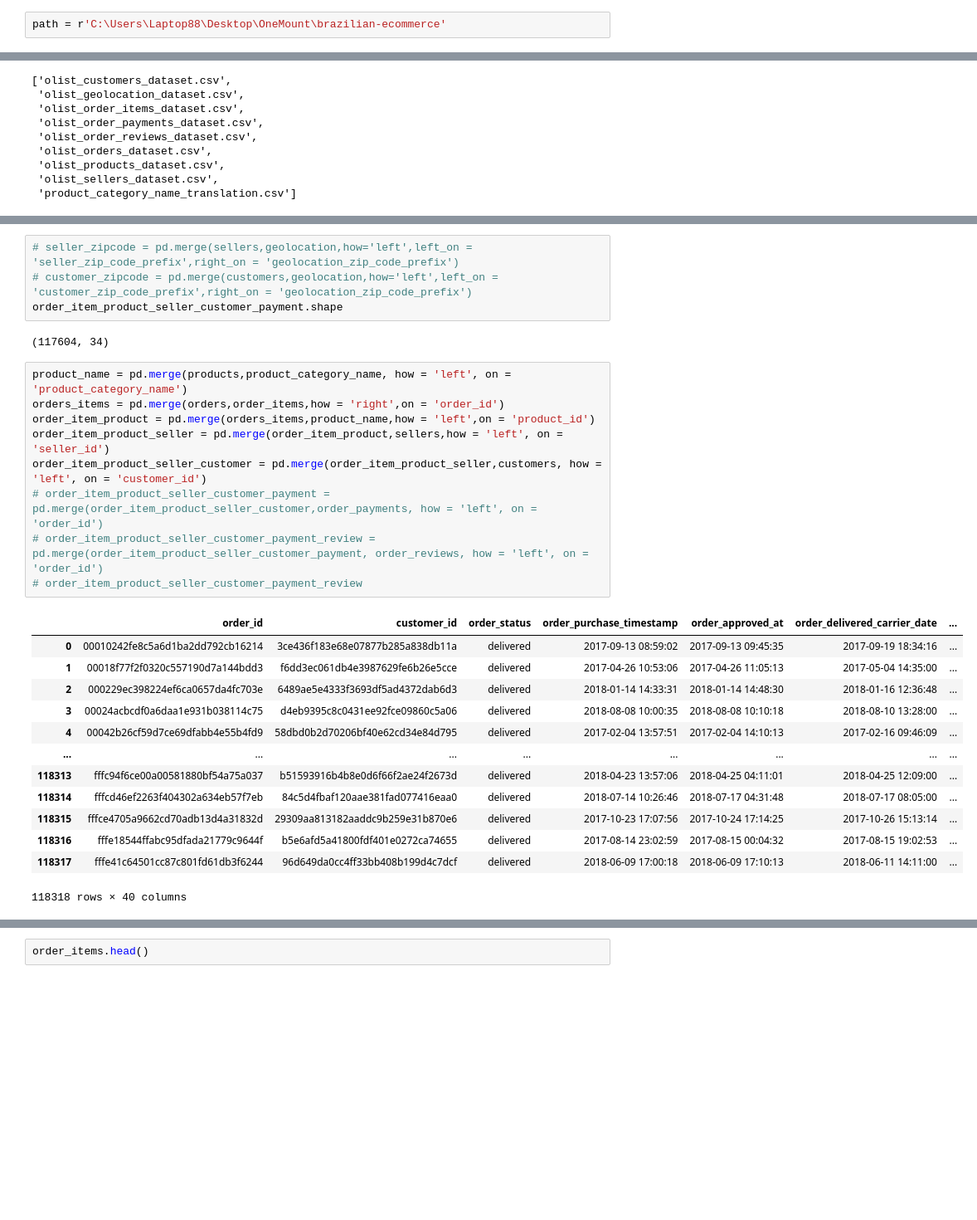
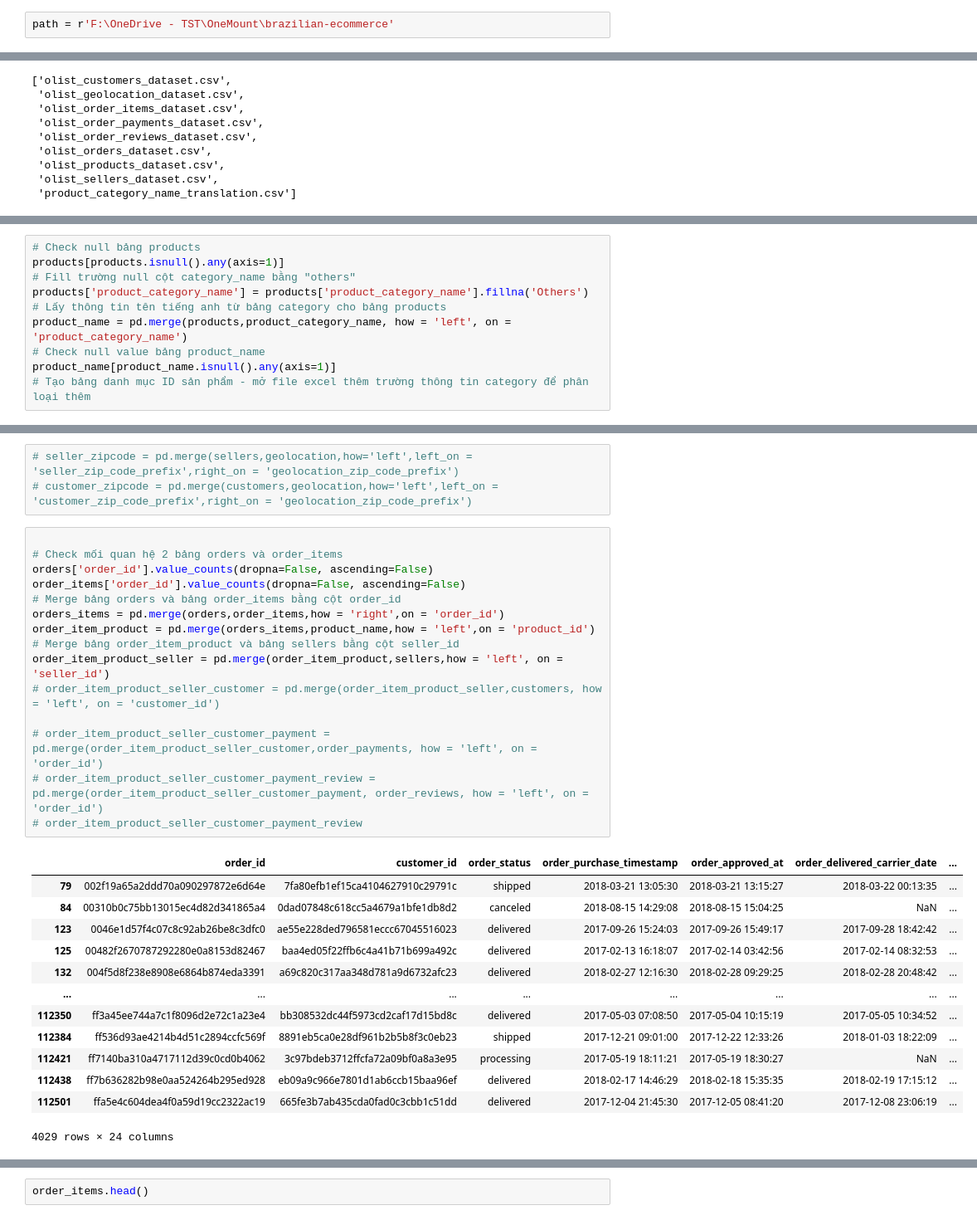
Before and after one commit to Hoanpc777/OneMount-Exam, a Jupyter notebook: Exam.ipynb, the cells around one changed output, grey strips where cells are left out. Shown at 83% size. Drawn from its saved outputs; the diff is of its cells as text; blank space fills up the shorter version.

```diff
--- a/Exam.ipynb
+++ b/Exam.ipynb
@@ -4,5 +4,5 @@ import os
 # %%
-path = r'C:\Users\Laptop88\Desktop\OneMount\brazilian-ecommerce'
+path = r'F:\OneDrive - TST\OneMount\brazilian-ecommerce'
 # %%
 list_files = os.listdir(path)
 list_files.sort(reverse = False)
@@ -37,0 +30,10 @@ customers.head(5)
+# %%
+# Check null bảng products
+products[products.isnull().any(axis=1)]
+# Fill trường null cột category_name bằng "others"
+products['product_category_name'] = products['product_category_name'].fillna('Others')
+# Lấy thông tin tên tiếng anh từ bảng category cho bảng products
+product_name = pd.merge(products,product_category_name, how = 'left', on = 'product_category_name')
+# Check null value bảng product_name
+product_name[product_name.isnull().any(axis=1)]
+# Tạo bảng danh mục ID sản phẩm - mở file excel thêm trường thông tin category để phân loại thêm
@@ -38,29 +45,32 @@ customers.head(5)
 # %%
 # seller_zipcode = pd.merge(sellers,geolocation,how='left',left_on = 'seller_zip_code_prefix',right_on = 'geolocation_zip_code_prefix')
 # customer_zipcode = pd.merge(customers,geolocation,how='left',left_on = 'customer_zip_code_prefix',right_on = 'geolocation_zip_code_prefix')
-order_item_product_seller_customer_payment.shape
-# %% [output]
-(117604, 34)
 # %%
-product_name = pd.merge(products,product_category_name, how = 'left', on = 'product_category_name')
+
+# Check mối quan hệ 2 bảng orders và order_items
+orders['order_id'].value_counts(dropna=False, ascending=False)
+order_items['order_id'].value_counts(dropna=False, ascending=False)
+# Merge bảng orders và bảng order_items bằng cột order_id
 orders_items = pd.merge(orders,order_items,how = 'right',on = 'order_id')
 order_item_product = pd.merge(orders_items,product_name,how = 'left',on = 'product_id')
+# Merge bảng order_item_product và bảng sellers bằng cột seller_id
 order_item_product_seller = pd.merge(order_item_product,sellers,how = 'left', on = 'seller_id')
-order_item_product_seller_customer = pd.merge(order_item_product_seller,customers, how = 'left', on = 'customer_id')
+# order_item_product_seller_customer = pd.merge(order_item_product_seller,customers, how = 'left', on = 'customer_id')
+
 # order_item_product_seller_customer_payment = pd.merge(order_item_product_seller_customer,order_payments, how = 'left', on = 'order_id')
 # order_item_product_seller_customer_payment_review = pd.merge(order_item_product_seller_customer_payment, order_reviews, how = 'left', on = 'order_id')
 # order_item_product_seller_customer_payment_review
 # %% [output]
 |  | order_id | customer_id | order_status | order_purchase_timestamp | order_approved_at | order_delivered_carrier_date | ... |
-| 0 | 00010242fe8c5a6d1ba2dd792cb16214 | 3ce436f183e68e07877b285a838db11a | delivered | 2017-09-13 08:59:02 | 2017-09-13 09:45:35 | 2017-09-19 18:34:16 | ... |
-| 1 | 00018f77f2f0320c557190d7a144bdd3 | f6dd3ec061db4e3987629fe6b26e5cce | delivered | 2017-04-26 10:53:06 | 2017-04-26 11:05:13 | 2017-05-04 14:35:00 | ... |
-| 2 | 000229ec398224ef6ca0657da4fc703e | 6489ae5e4333f3693df5ad4372dab6d3 | delivered | 2018-01-14 14:33:31 | 2018-01-14 14:48:30 | 2018-01-16 12:36:48 | ... |
-| 3 | 00024acbcdf0a6daa1e931b038114c75 | d4eb9395c8c0431ee92fce09860c5a06 | delivered | 2018-08-08 10:00:35 | 2018-08-08 10:10:18 | 2018-08-10 13:28:00 | ... |
-| 4 | 00042b26cf59d7ce69dfabb4e55b4fd9 | 58dbd0b2d70206bf40e62cd34e84d795 | delivered | 2017-02-04 13:57:51 | 2017-02-04 14:10:13 | 2017-02-16 09:46:09 | ... |
+| 79 | 002f19a65a2ddd70a090297872e6d64e | 7fa80efb1ef15ca4104627910c29791c | shipped | 2018-03-21 13:05:30 | 2018-03-21 13:15:27 | 2018-03-22 00:13:35 | ... |
+| 84 | 00310b0c75bb13015ec4d82d341865a4 | 0dad07848c618cc5a4679a1bfe1db8d2 | canceled | 2018-08-15 14:29:08 | 2018-08-15 15:04:25 | NaN | ... |
+| 123 | 0046e1d57f4c07c8c92ab26be8c3dfc0 | ae55e228ded796581eccc67045516023 | delivered | 2017-09-26 15:24:03 | 2017-09-26 15:49:17 | 2017-09-28 18:42:42 | ... |
+| 125 | 00482f2670787292280e0a8153d82467 | baa4ed05f22ffb6c4a41b71b699a492c | delivered | 2017-02-13 16:18:07 | 2017-02-14 03:42:56 | 2017-02-14 08:32:53 | ... |
+| 132 | 004f5d8f238e8908e6864b874eda3391 | a69c820c317aa348d781a9d6732afc23 | delivered | 2018-02-27 12:16:30 | 2018-02-28 09:29:25 | 2018-02-28 20:48:42 | ... |
 | ... | ... | ... | ... | ... | ... | ... | ... |
-| 118313 | fffc94f6ce00a00581880bf54a75a037 | b51593916b4b8e0d6f66f2ae24f2673d | delivered | 2018-04-23 13:57:06 | 2018-04-25 04:11:01 | 2018-04-25 12:09:00 | ... |
-| 118314 | fffcd46ef2263f404302a634eb57f7eb | 84c5d4fbaf120aae381fad077416eaa0 | delivered | 2018-07-14 10:26:46 | 2018-07-17 04:31:48 | 2018-07-17 08:05:00 | ... |
-| 118315 | fffce4705a9662cd70adb13d4a31832d | 29309aa813182aaddc9b259e31b870e6 | delivered | 2017-10-23 17:07:56 | 2017-10-24 17:14:25 | 2017-10-26 15:13:14 | ... |
-| 118316 | fffe18544ffabc95dfada21779c9644f | b5e6afd5a41800fdf401e0272ca74655 | delivered | 2017-08-14 23:02:59 | 2017-08-15 00:04:32 | 2017-08-15 19:02:53 | ... |
-| 118317 | fffe41c64501cc87c801fd61db3f6244 | 96d649da0cc4ff33bb408b199d4c7dcf | delivered | 2018-06-09 17:00:18 | 2018-06-09 17:10:13 | 2018-06-11 14:11:00 | ... |
+| 112350 | ff3a45ee744a7c1f8096d2e72c1a23e4 | bb308532dc44f5973cd2caf17d15bd8c | delivered | 2017-05-03 07:08:50 | 2017-05-04 10:15:19 | 2017-05-05 10:34:52 | ... |
+| 112384 | ff536d93ae4214b4d51c2894ccfc569f | 8891eb5ca0e28df961b2b5b8f3c0eb23 | shipped | 2017-12-21 09:01:00 | 2017-12-22 12:33:26 | 2018-01-03 18:22:09 | ... |
+| 112421 | ff7140ba310a4717112d39c0cd0b4062 | 3c97bdeb3712ffcfa72a09bf0a8a3e95 | processing | 2017-05-19 18:11:21 | 2017-05-19 18:30:27 | NaN | ... |
+| 112438 | ff7b636282b98e0aa524264b295ed928 | eb09a9c966e7801d1ab6ccb15baa96ef | delivered | 2018-02-17 14:46:29 | 2018-02-18 15:35:35 | 2018-02-19 17:15:12 | ... |
+| 112501 | ffa5e4c604dea4f0a59d19cc2322ac19 | 665fe3b7ab435cda0fad0c3cbb1c51dd | delivered | 2017-12-04 21:45:30 | 2017-12-05 08:41:20 | 2017-12-08 23:06:19 | ... |
-118318 rows × 40 columns
+4029 rows × 24 columns
```
Also changed, not shown: parts of 13 cells of this notebook, 2 other files.
